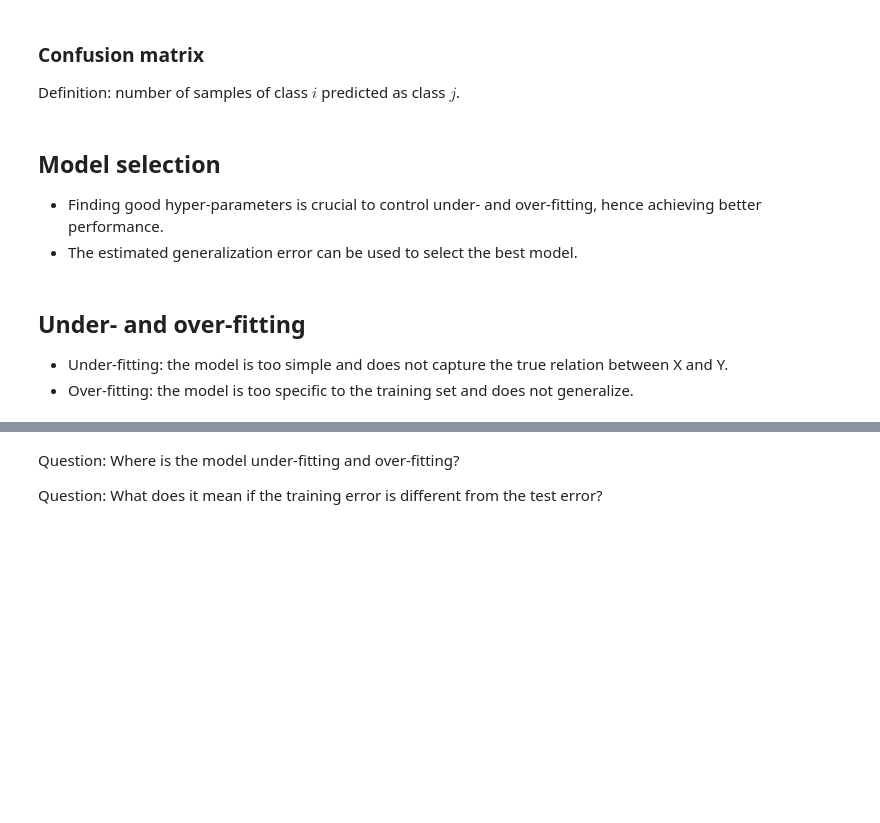
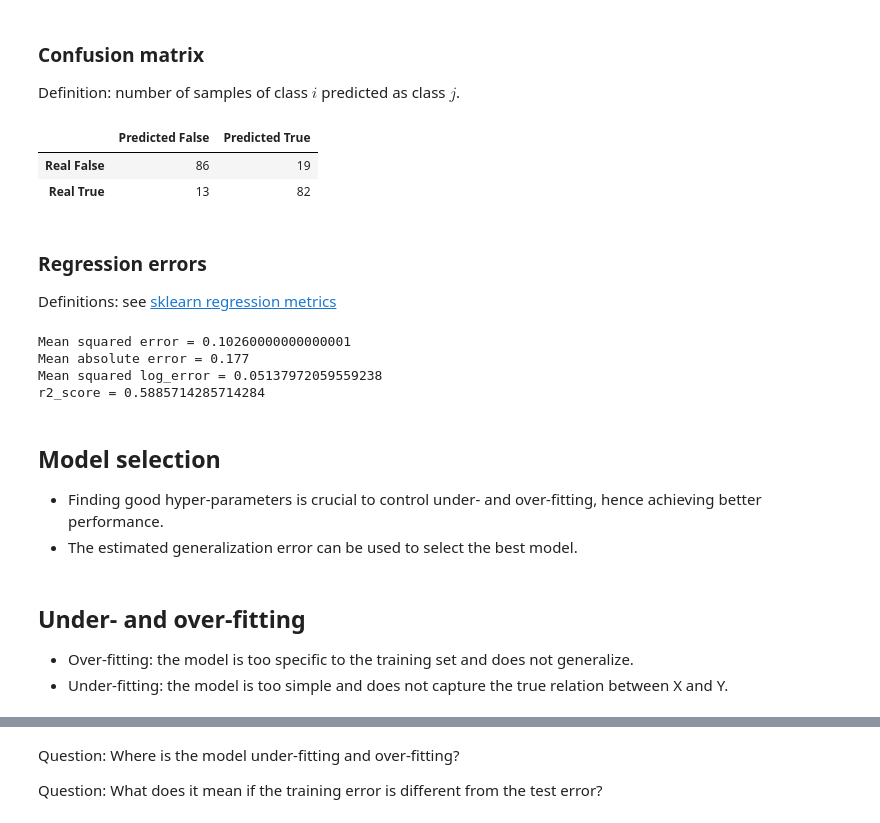
Before and after one commit to RISE-SICS-V/tutorials-scikit-learn, a Jupyter notebook: 1. An introduction to Machine Learning with Scikit-Learn.ipynb, the cells around one changed output, grey strips where cells are left out. Drawn from its saved outputs; the diff is of its cells as text; code cells hidden in the pictures; blank space fills up the shorter version.

```diff
--- a/1. An introduction to Machine Learning with Scikit-Learn.ipynb
+++ b/1. An introduction to Machine Learning with Scikit-Learn.ipynb
@@ -514,8 +606,30 @@ plt.show()
 
 Definition: number of samples of class $i$ predicted as class $j$.
 # %%
+import pandas as pd
 from sklearn.metrics import confusion_matrix
-confusion_matrix(y_test, clf.predict(X_test))
+pd.DataFrame(confusion_matrix(y_test, clf.predict(X_test)), columns=["Predicted False", "Predicted True"], index=["Real False", "Real True"])
+# %% [output]
+|  | Predicted False | Predicted True |
+| Real False | 86 | 19 |
+| Real True | 13 | 82 |
+# %% [markdown]
+### Regression errors
+
+Definitions: see <a href="https://scikit-learn.org/stable/modules/model_evaluation.html#regression-metrics">sklearn regression metrics</a>
+# %%
+from sklearn.metrics import mean_squared_error, mean_absolute_error, mean_squared_log_error, r2_score
+
+y_pred = clf.predict_proba(X_test).T[1]
+print("Mean squared error =", y_pred(y_test.astype(float), y_pred))
+print("Mean absolute error =", mean_absolute_error(y_test.astype(float), y_pred))
+print("Mean squared log error =", mean_squared_log_error(y_test.astype(float), y_pred))
+print("r2_score =", r2_score(y_test.astype(float), y_pred))
+# %% [output]
+Mean squared error = 0.10260000000000001
+Mean absolute error = 0.177
+Mean squared log_error = 0.05137972059559238
+r2_score = 0.5885714285714284
 # %% [markdown]
 ## Model selection
 
@@ -524,8 +638,8 @@ confusion_matrix(y_test, clf.predict(X_test))
 # %% [markdown]
 ## Under- and over-fitting
 
+- Over-fitting: the model is too specific to the training set and does not generalize.
 - Under-fitting: the model is too simple and does not capture the true relation between X and Y.
-- Over-fitting: the model is too specific to the training set and does not generalize.
 # %%
 from sklearn.model_selection import validation_curve
 
```
Also changed, not shown: parts of 50 cells of this notebook.
